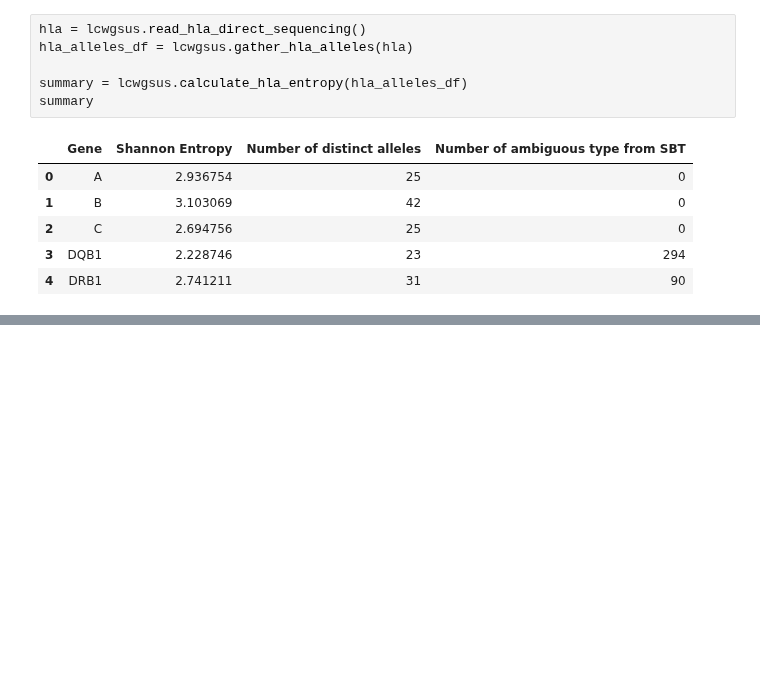
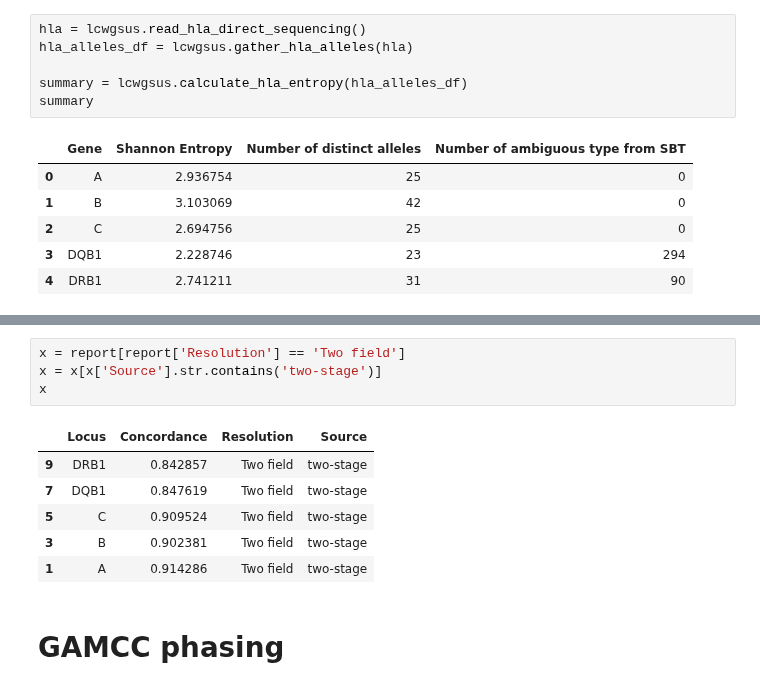
Before and after one commit to Suuuuuuuus/LCWGS_pipeline, a Jupyter notebook: scripts/notebooks/lcwgs_tmp.ipynb, the cells around one changed output, grey strips where cells are left out. Cells and saved outputs as stored; diff of their text form; blank space fills up the shorter version.

```diff
--- a/scripts/notebooks/lcwgs_tmp.ipynb
+++ b/scripts/notebooks/lcwgs_tmp.ipynb
@@ -478,0 +590,13 @@ summary
+# %%
+x = report[report['Resolution'] == 'Two field']
+x = x[x['Source'].str.contains('two-stage')]
+x
+# %% [output]
+|  | Locus | Concordance | Resolution | Source |
+| 9 | DRB1 | 0.842857 | Two field | two-stage |
+| 7 | DQB1 | 0.847619 | Two field | two-stage |
+| 5 | C | 0.909524 | Two field | two-stage |
+| 3 | B | 0.902381 | Two field | two-stage |
+| 1 | A | 0.914286 | Two field | two-stage |
+# %% [markdown]
+# GAMCC phasing
```
Also changed, not shown: parts of 8 cells of this notebook, 5 other files.
